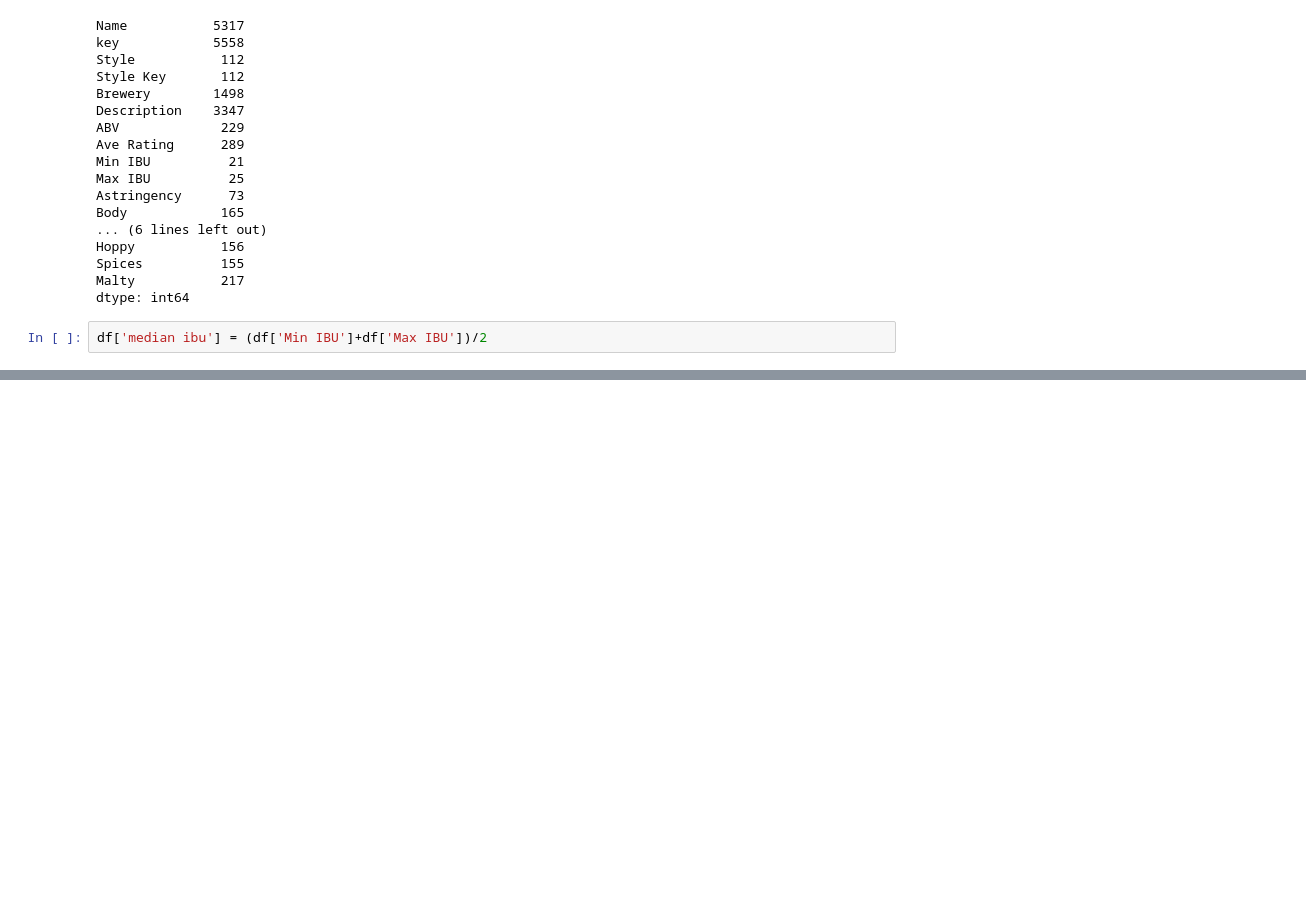
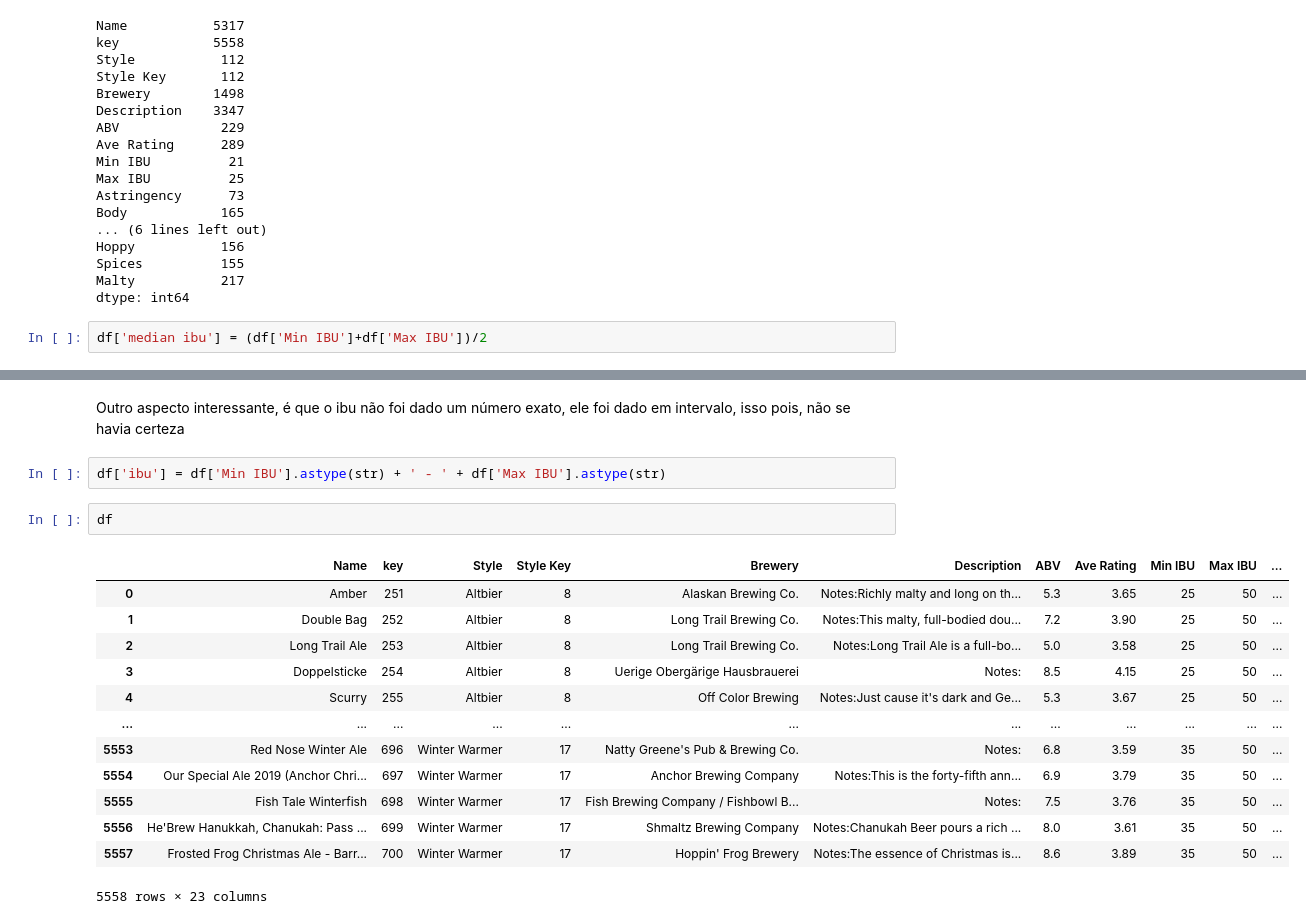
Before and after one commit to arturnovais/pad-recomendacao2023, a Jupyter notebook: pad.ipynb, the cells around one changed output, grey strips where cells are left out. Saved outputs shown, nothing was run; the diff lists cells and outputs as text; blank space fills up the shorter version.

```diff
--- a/pad.ipynb
+++ b/pad.ipynb
@@ -115,0 +183,20 @@ df['median ibu'] = (df['Min IBU']+df['Max IBU'])/2
+# %% [markdown]
+Outro aspecto interessante, é que o ibu não foi dado um número exato, ele foi dado em intervalo, isso pois, não se havia certeza
+# %%
+df['ibu'] = df['Min IBU'].astype(str) + ' - ' + df['Max IBU'].astype(str)
+# %%
+df
+# %% [output]
+|  | Name | key | Style | Style Key | Brewery | Description | ABV | Ave Rating | Min IBU | Max IBU | ... |
+| 0 | Amber | 251 | Altbier | 8 | Alaskan Brewing Co. | Notes:Richly malty and long on th... | 5.3 | 3.65 | 25 | 50 | ... |
+| 1 | Double Bag | 252 | Altbier | 8 | Long Trail Brewing Co. | Notes:This malty, full-bodied dou... | 7.2 | 3.90 | 25 | 50 | ... |
+| 2 | Long Trail Ale | 253 | Altbier | 8 | Long Trail Brewing Co. | Notes:Long Trail Ale is a full-bo... | 5.0 | 3.58 | 25 | 50 | ... |
+| 3 | Doppelsticke | 254 | Altbier | 8 | Uerige Obergärige Hausbrauerei | Notes: | 8.5 | 4.15 | 25 | 50 | ... |
+| 4 | Scurry | 255 | Altbier | 8 | Off Color Brewing | Notes:Just cause it's dark and Ge... | 5.3 | 3.67 | 25 | 50 | ... |
+| ... | ... | ... | ... | ... | ... | ... | ... | ... | ... | ... | ... |
+| 5553 | Red Nose Winter Ale | 696 | Winter Warmer | 17 | Natty Greene's Pub & Brewing Co. | Notes: | 6.8 | 3.59 | 35 | 50 | ... |
+| 5554 | Our Special Ale 2019 (Anchor Chri... | 697 | Winter Warmer | 17 | Anchor Brewing Company | Notes:This is the forty-fifth ann... | 6.9 | 3.79 | 35 | 50 | ... |
+| 5555 | Fish Tale Winterfish | 698 | Winter Warmer | 17 | Fish Brewing Company / Fishbowl B... | Notes: | 7.5 | 3.76 | 35 | 50 | ... |
+| 5556 | He'Brew Hanukkah, Chanukah: Pass ... | 699 | Winter Warmer | 17 | Shmaltz Brewing Company | Notes:Chanukah Beer pours a rich ... | 8.0 | 3.61 | 35 | 50 | ... |
+| 5557 | Frosted Frog Christmas Ale - Barr... | 700 | Winter Warmer | 17 | Hoppin' Frog Brewery | Notes:The essence of Christmas is... | 8.6 | 3.89 | 35 | 50 | ... |
+5558 rows × 23 columns
```
Also changed, not shown: parts of 22 cells of this notebook.
